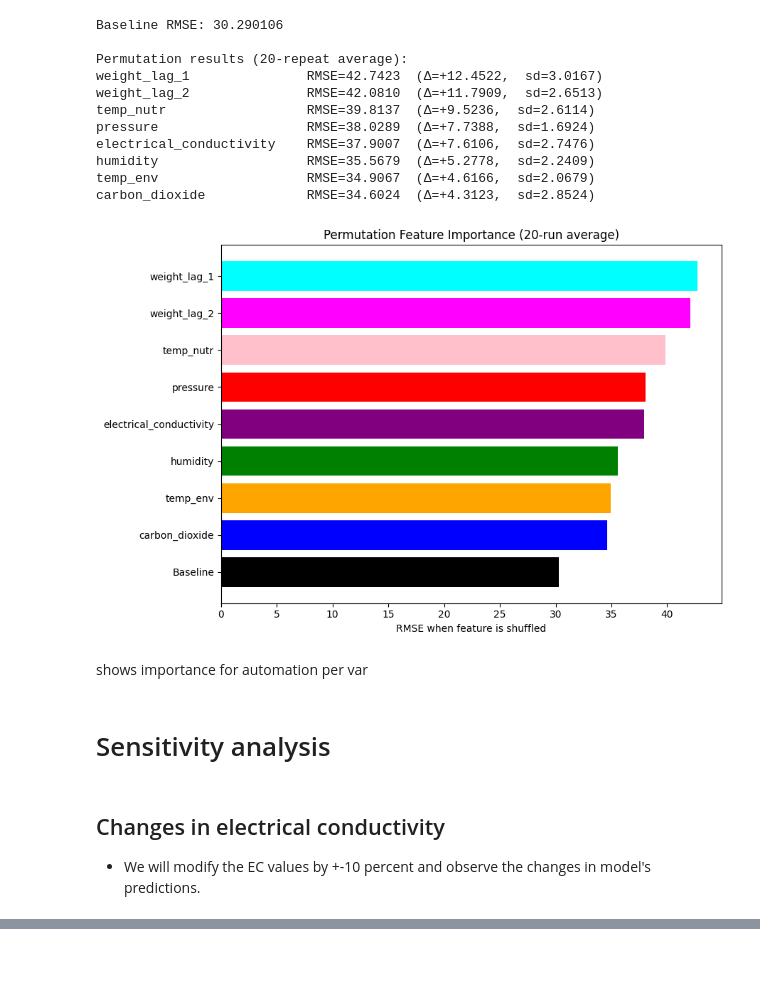
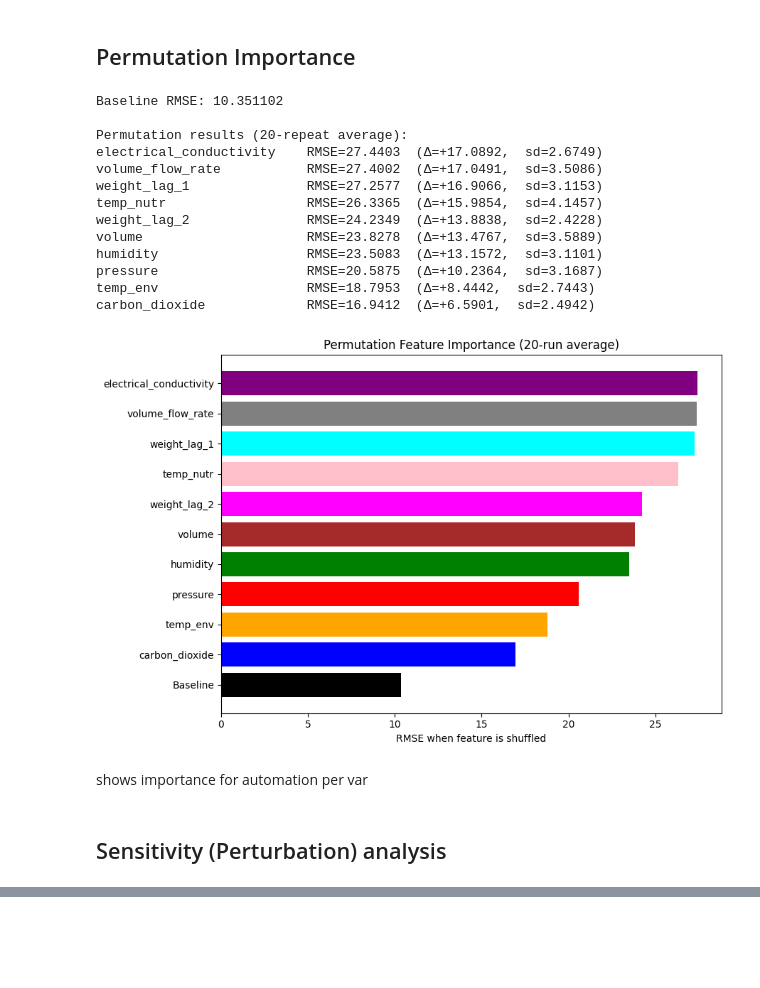
Before and after one commit to GerardoG2/plant-health-status, a Jupyter notebook: Notebooks/NeuralNetwork_t2.ipynb, the cells around one changed output, grey strips where cells are left out. Cells and saved outputs as stored; diff of their text form; code cells hidden in the pictures.

```diff
--- a/Notebooks/NeuralNetwork_t2.ipynb
+++ b/Notebooks/NeuralNetwork_t2.ipynb
@@ -37,9 +1606,14 @@ def load_lag_2_data():
 # %%
+#ARCHIVE THIS ATER - ORIGINAL CODE OF NN
+
 # load data
 
 import torch
 
-df = load_lag_2_data()
+
+df = (pd.read_csv('../Data/modeling_data.csv')
+      )
+
 target_col = 'total_fresh_weight_g'
 
 X = df.drop(columns=[target_col]).to_numpy(dtype=np.float32)
@@ -77,14 +1651,15 @@ class BasicNN(nn.Module): # inherits from Module
 
         return x
 
-
+# pick manual seed
+torch.manual_seed(42)
 
 # hyperparameters
 input_size = X_train_tensor.shape[1]
 hidden_size = 32
 output_size = 1
 learning_rate = .001
-num_epochs = 750
+num_epochs = 1000
 
 # initialize model
 model = BasicNN(input_size=input_size, hidden_size=hidden_size, output_size=output_size)
@@ -176,3 +1751,5 @@ df
+# %% [markdown]
+## Permutation Importance
 # %%
 import numpy as np
 import torch
@@ -207,7 +1784,7 @@ y_true = y_test_tensor.cpu().numpy()
 base_rmse = rmse(base_preds, y_true)
 
 # ==============================
-# Permutation Importance (n repeats)
+# Permutation Importance (20 repeats)
 # ==============================
 repeats = 20
 perm_results = []
@@ -242,7 +1819,7 @@ perm_results.sort(key=lambda x: x[1], reverse=True)
 # Print results
 # ==============================
 print("Baseline RMSE:", round(base_rmse, 6))
-print(f"\nPermutation results ({repeats}-repeat average):")
+print("\nPermutation results (20-repeat average):")
 
 for name, avg_rmse, std_rmse in perm_results:
     delta = avg_rmse - base_rmse
@@ -259,52 +1836,51 @@ coef_colors = {
     'pressure': 'red',
     'electrical_conductivity': 'purple',
     'volume': 'brown',
     'temp_nutr': 'pink',
     'volume_flow_rate': 'gray',
     'weight_lag_1': 'cyan',
     'weight_lag_2': 'magenta'
 }
 
 baseline_color = "black"
 
 names = [n for n, _, _ in perm_results]
 rmses = [r for _, r, _ in perm_results]
 colors = [coef_colors.get(name, 'black') for name in names]
 
 # Add baseline as separate bar
 names_plot = names + ["Baseline"]
 rmses_plot = rmses + [base_rmse]
 colors_plot = colors + [baseline_color]
 
 plt.figure(figsize=(9, 6))
 plt.barh(names_plot[::-1], rmses_plot[::-1], color=colors_plot[::-1])
 
 plt.xlabel("RMSE when feature is shuffled")
-plt.title(f"Permutation Feature Importance ({repeats}-run average)")
+plt.title("Permutation Feature Importance (20-run average)")
 plt.tight_layout()
 
-plt.savefig('../Figures/trial_2_permutation_importance.png', bbox_inches='tight')
+plt.savefig('../Figures/permutation_importance.png', bbox_inches='tight')
 plt.show()
 # %% [output]
-Baseline RMSE: 30.290106
+Baseline RMSE: 10.351102
 
 Permutation results (20-repeat average):
-weight_lag_1               RMSE=42.7423  (Δ=+12.4522,  sd=3.0167)
-weight_lag_2               RMSE=42.0810  (Δ=+11.7909,  sd=2.6513)
-temp_nutr                  RMSE=39.8137  (Δ=+9.5236,  sd=2.6114)
-pressure                   RMSE=38.0289  (Δ=+7.7388,  sd=1.6924)
-electrical_conductivity    RMSE=37.9007  (Δ=+7.6106,  sd=2.7476)
-humidity                   RMSE=35.5679  (Δ=+5.2778,  sd=2.2409)
-temp_env                   RMSE=34.9067  (Δ=+4.6166,  sd=2.0679)
-carbon_dioxide             RMSE=34.6024  (Δ=+4.3123,  sd=2.8524)
+electrical_conductivity    RMSE=27.4403  (Δ=+17.0892,  sd=2.6749)
+volume_flow_rate           RMSE=27.4002  (Δ=+17.0491,  sd=3.5086)
+weight_lag_1               RMSE=27.2577  (Δ=+16.9066,  sd=3.1153)
+temp_nutr                  RMSE=26.3365  (Δ=+15.9854,  sd=4.1457)
+weight_lag_2               RMSE=24.2349  (Δ=+13.8838,  sd=2.4228)
+volume                     RMSE=23.8278  (Δ=+13.4767,  sd=3.5889)
+humidity                   RMSE=23.5083  (Δ=+13.1572,  sd=3.1101)
+pressure                   RMSE=20.5875  (Δ=+10.2364,  sd=3.1687)
+temp_env                   RMSE=18.7953  (Δ=+8.4442,  sd=2.7443)
+carbon_dioxide             RMSE=16.9412  (Δ=+6.5901,  sd=2.4942)
-[figure, old version]
+[figure, new version]
 # %% [markdown]
 shows importance for automation per var
 # %% [markdown]
-# Sensitivity analysis
+## Sensitivity (Perturbation) analysis
-# %% [markdown]
-## Changes in electrical conductivity
-* We will modify the EC values by +-10 percent and observe the changes in model's predictions.
 # %%
 # baseline predictions
 
```
Also changed, not shown: parts of 44 cells of this notebook, 7 other files.
